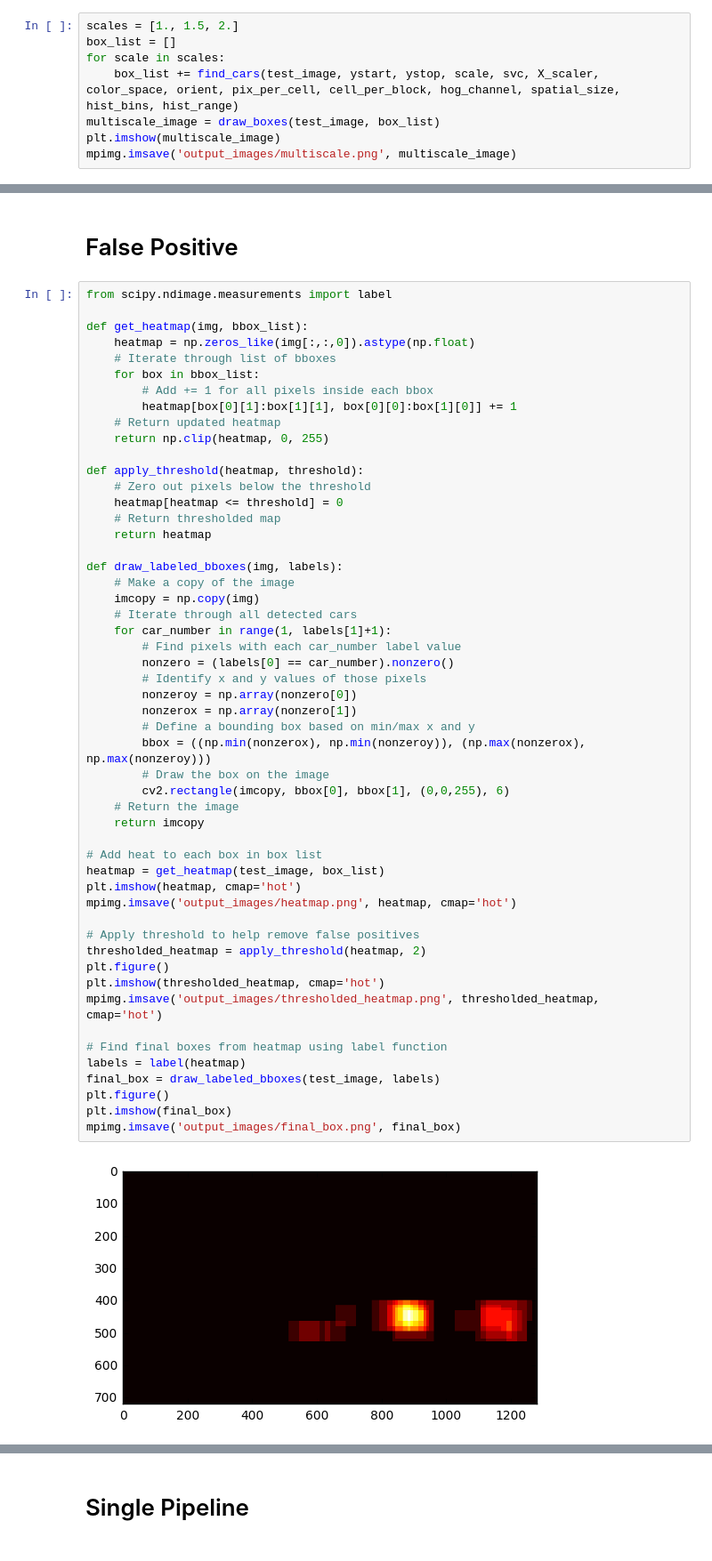
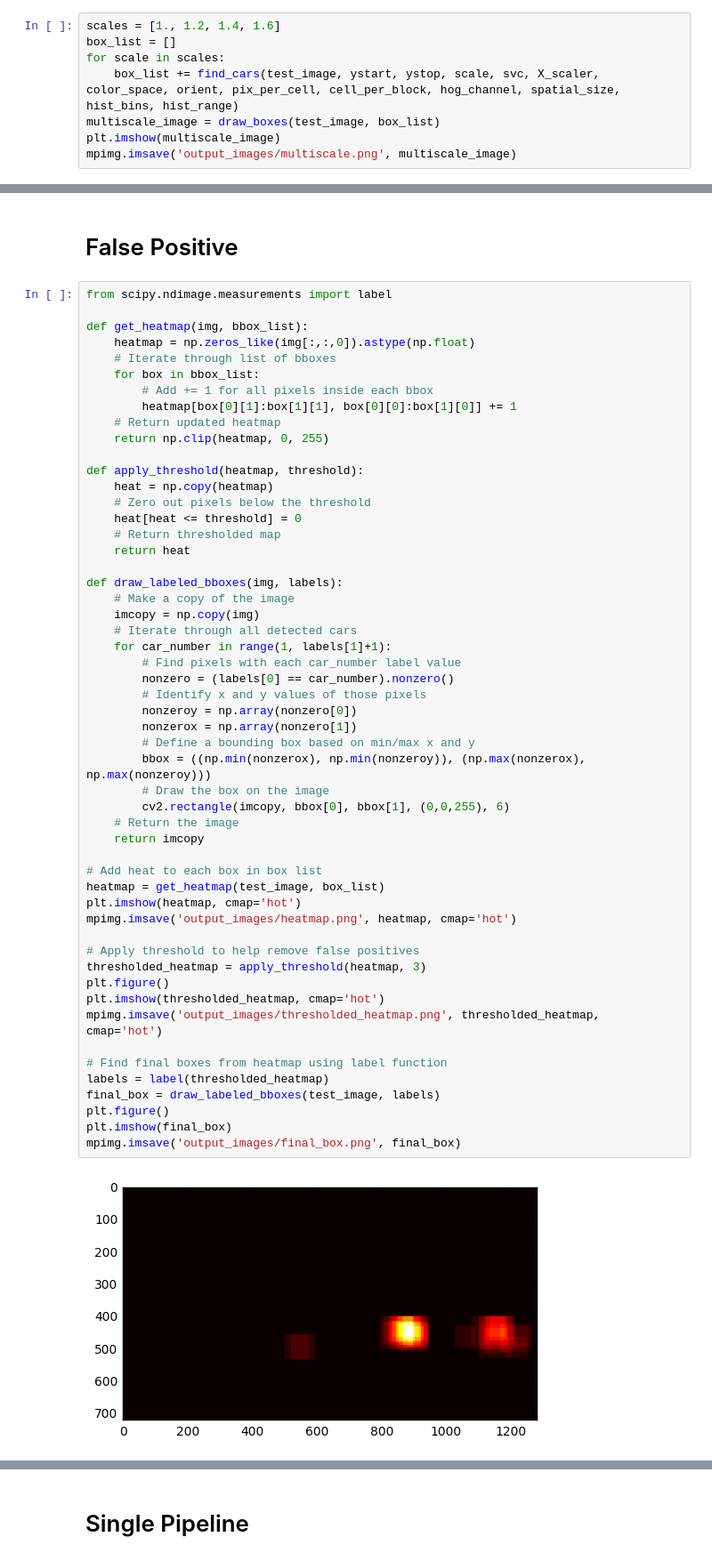
Before and after one commit to wolfapple/CarND-Vehicle-Detection, a Jupyter notebook: P5.ipynb, the cells around one changed output, grey strips where cells are left out. Shown at 89% size. Drawn from its saved outputs; the diff is of its cells as text.

```diff
--- a/P5.ipynb
+++ b/P5.ipynb
@@ -488,7 +486,7 @@ mpimg.imsave('output_images/window_search.png', window_image)
 # %% [markdown]
 # Multiple Detections
 # %%
-scales = [1., 1.5, 2.]
+scales = [1., 1.2, 1.4, 1.6]
 box_list = []
 for scale in scales:
     box_list += find_cars(test_image, ystart, ystop, scale, svc, X_scaler, color_space, orient, pix_per_cell, cell_per_block, hog_channel, spatial_size, hist_bins, hist_range)
@@ -512,10 +510,11 @@ def get_heatmap(img, bbox_list):
     return np.clip(heatmap, 0, 255)
 
 def apply_threshold(heatmap, threshold):
+    heat = np.copy(heatmap)
     # Zero out pixels below the threshold
-    heatmap[heatmap <= threshold] = 0
+    heat[heat <= threshold] = 0
     # Return thresholded map
-    return heatmap
+    return heat
 
 def draw_labeled_bboxes(img, labels):
     # Make a copy of the image
@@ -523,33 +522,33 @@ def draw_labeled_bboxes(img, labels):
     # Iterate through all detected cars
     for car_number in range(1, labels[1]+1):
         # Find pixels with each car_number label value
         nonzero = (labels[0] == car_number).nonzero()
         # Identify x and y values of those pixels
         nonzeroy = np.array(nonzero[0])
         nonzerox = np.array(nonzero[1])
         # Define a bounding box based on min/max x and y
         bbox = ((np.min(nonzerox), np.min(nonzeroy)), (np.max(nonzerox), np.max(nonzeroy)))
         # Draw the box on the image
         cv2.rectangle(imcopy, bbox[0], bbox[1], (0,0,255), 6)
     # Return the image
     return imcopy
 
 # Add heat to each box in box list
 heatmap = get_heatmap(test_image, box_list)
 plt.imshow(heatmap, cmap='hot')
 mpimg.imsave('output_images/heatmap.png', heatmap, cmap='hot')
 
 # Apply threshold to help remove false positives
-thresholded_heatmap = apply_threshold(heatmap, 2)
+thresholded_heatmap = apply_threshold(heatmap, 3)
 plt.figure()
 plt.imshow(thresholded_heatmap, cmap='hot')
 mpimg.imsave('output_images/thresholded_heatmap.png', thresholded_heatmap, cmap='hot')
 
 # Find final boxes from heatmap using label function
-labels = label(heatmap)
+labels = label(thresholded_heatmap)
 final_box = draw_labeled_bboxes(test_image, labels)
 plt.figure()
 plt.imshow(final_box)
 mpimg.imsave('output_images/final_box.png', final_box)
 # %% [output]
-[figure, old version]
+[figure, new version]
```
Also changed, not shown: parts of 12 cells of this notebook, 27 other files.
